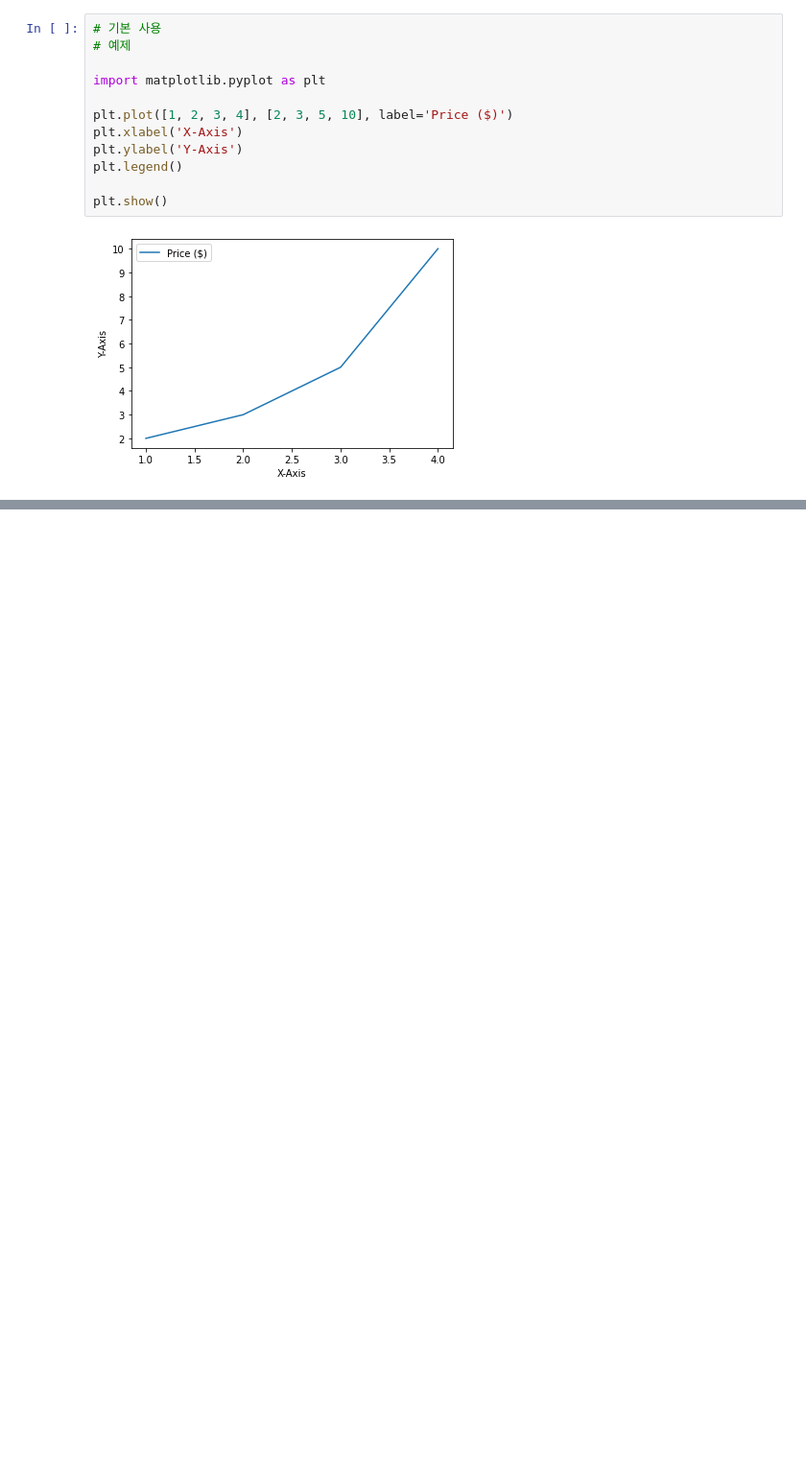
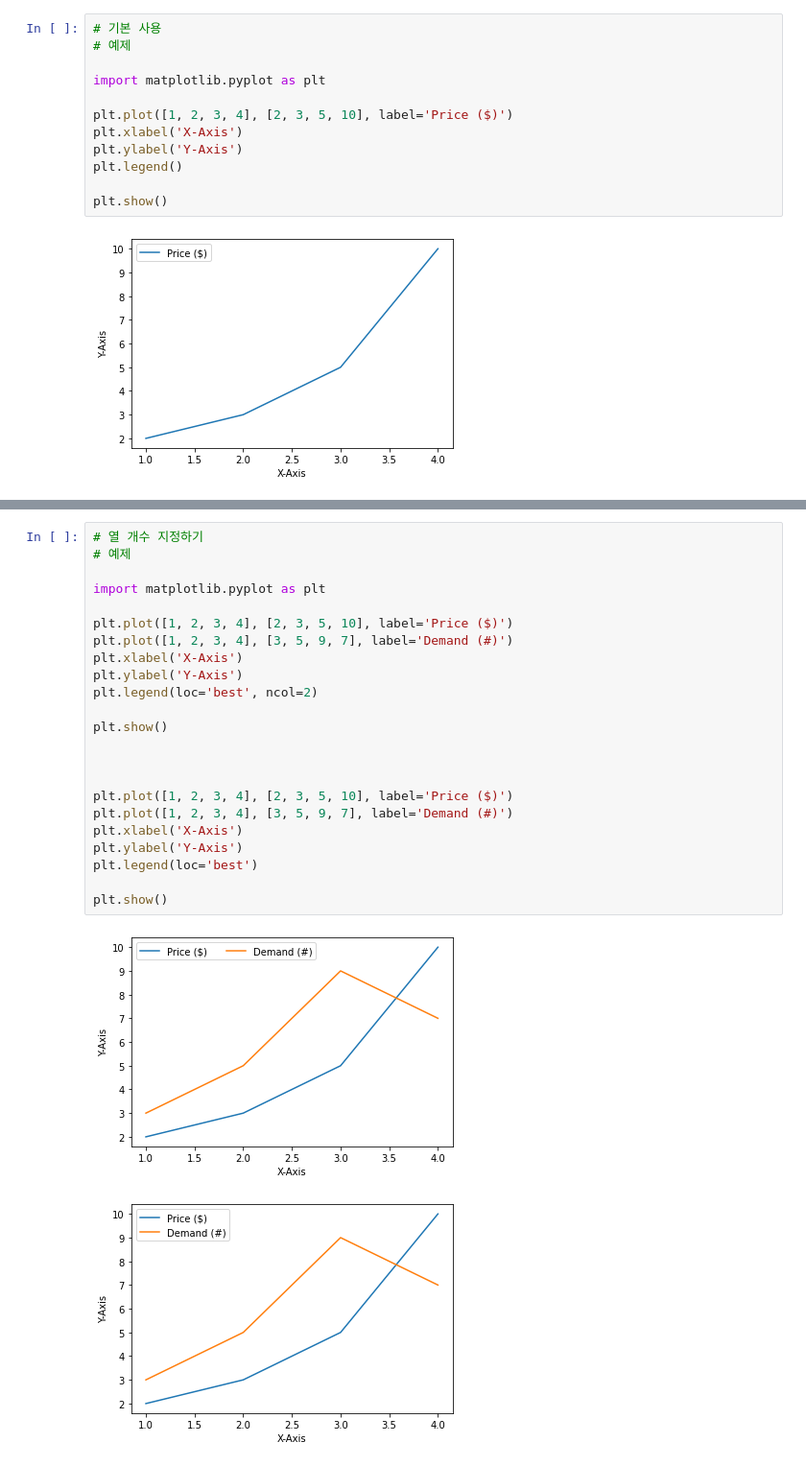
Before and after one commit to okmunkiok/Matplotlib_Tutorial__Dardao, a Jupyter notebook: Matplotlib_Tutorial.ipynb, the cells around one changed output, grey strips where cells are left out. Shown: that part at 96% size. Saved outputs shown, nothing was run; the diff lists cells and outputs as text; blank space fills up the shorter version.

```diff
--- a/Matplotlib_Tutorial.ipynb
+++ b/Matplotlib_Tutorial.ipynb
@@ -231,0 +279,26 @@ plt.show()
+# %%
+# 열 개수 지정하기
+# 예제
+
+import matplotlib.pyplot as plt
+
+plt.plot([1, 2, 3, 4], [2, 3, 5, 10], label='Price ($)')
+plt.plot([1, 2, 3, 4], [3, 5, 9, 7], label='Demand (#)')
+plt.xlabel('X-Axis')
+plt.ylabel('Y-Axis')
+plt.legend(loc='best', ncol=2)
+
+plt.show()
+
+
+
+plt.plot([1, 2, 3, 4], [2, 3, 5, 10], label='Price ($)')
+plt.plot([1, 2, 3, 4], [3, 5, 9, 7], label='Demand (#)')
+plt.xlabel('X-Axis')
+plt.ylabel('Y-Axis')
+plt.legend(loc='best')
+
+plt.show()
+# %% [output]
+[figure, added]
+[figure, added]
```
Also changed, not shown: parts of 6 cells of this notebook.
